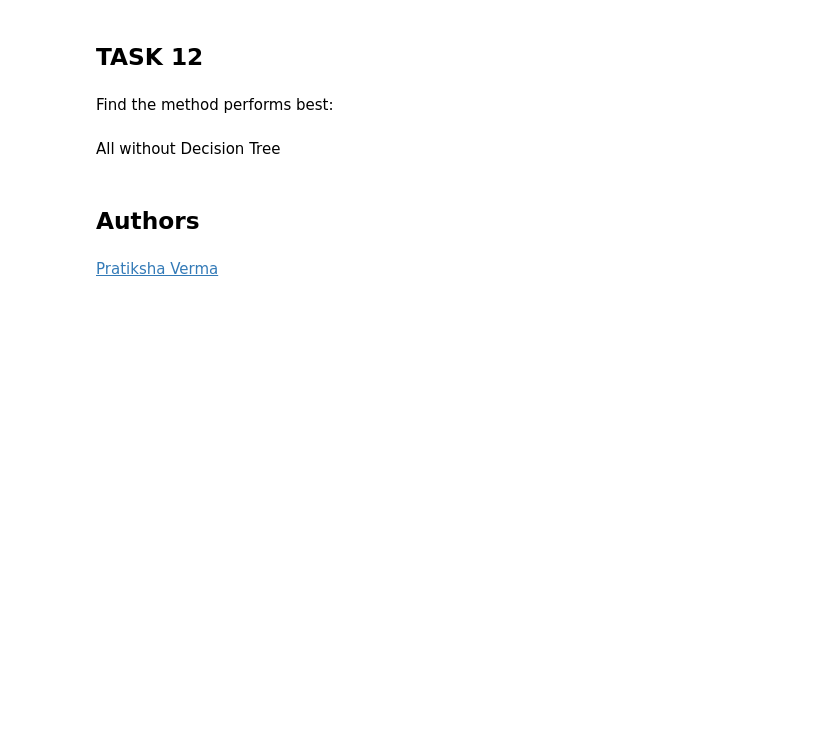
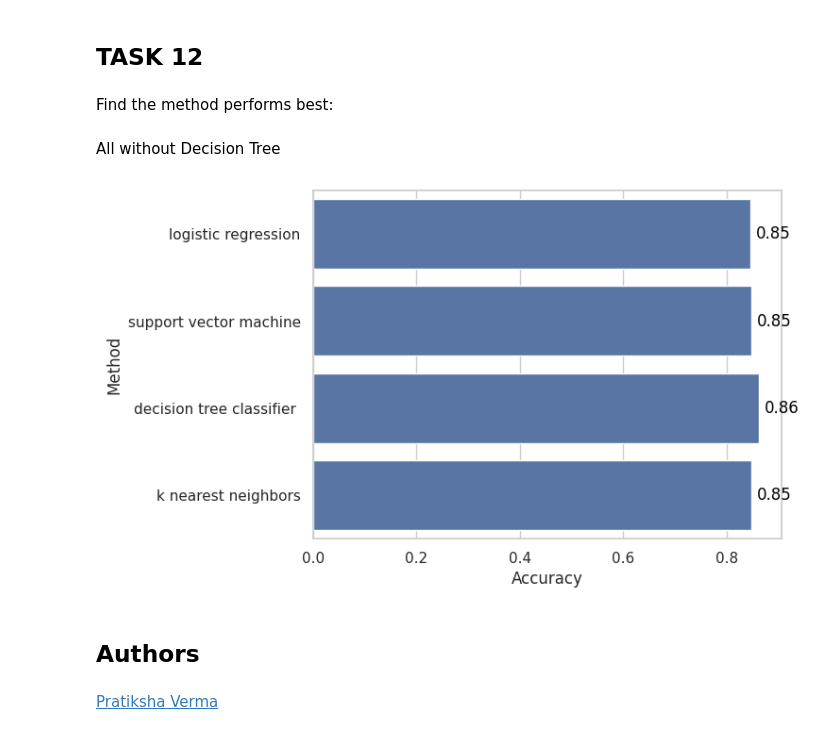
Before and after one commit to stk-stk/Applied-Data-Science-Capstone, a Jupyter notebook: 8_SpaceX_Machine_Learning_Prediction_Part_5.ipynb, the cells around one changed output. Cells and saved outputs as stored; diff of their text form; code cells hidden in the pictures; blank space fills up the shorter version.

```diff
--- a/8_SpaceX_Machine_Learning_Prediction_Part_5.ipynb
+++ b/8_SpaceX_Machine_Learning_Prediction_Part_5.ipynb
@@ -380,6 +380,26 @@ plot_confusion_matrix(Y_test,yhat)
 Find the method performs best:
 # %% [markdown]
 All without Decision Tree
+# %%
+# sns.set_theme(style="whitegrid")
+metods_list = ['logistic regression', 'support vector machine',
+               'decision tree classifier ', 'k nearest neighbors']
+value_list = [logreg_cv.best_score_,  svm_cv.best_score_,
+              tree_cv.best_score_, knn_cv.best_score_]
+ax = sns.barplot(x=value_list, y=metods_list, orient='h'
+# , palette="Blues_d"
+)
+plt.ylabel('Method')
+plt.xlabel('Accuracy')
+
+# Додавання підписів
+for index, value in enumerate(value_list):
+    ax.text(value + 0.01, index, f"{value:.2f}",  # Додаємо трохи зміщення для підпису
+            color='black', va='center')
+
+plt.show()
+# %% [output]
+[figure, added]
 # %% [markdown]
 ## Authors
 # %% [markdown]
```
Also changed, not shown: parts of 11 cells of this notebook.
